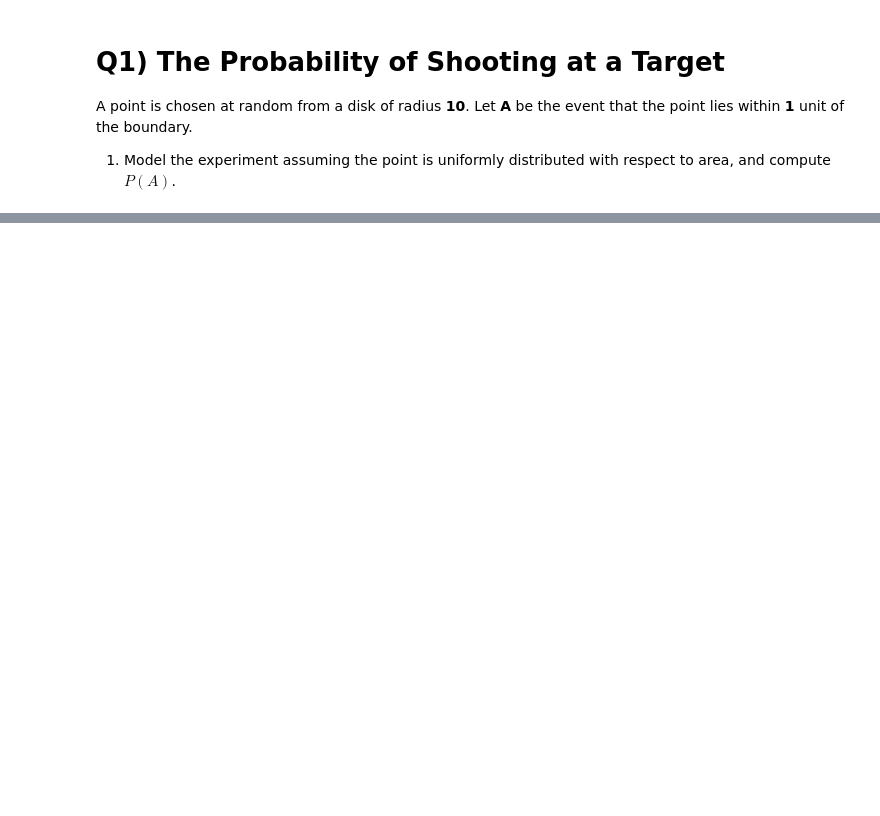
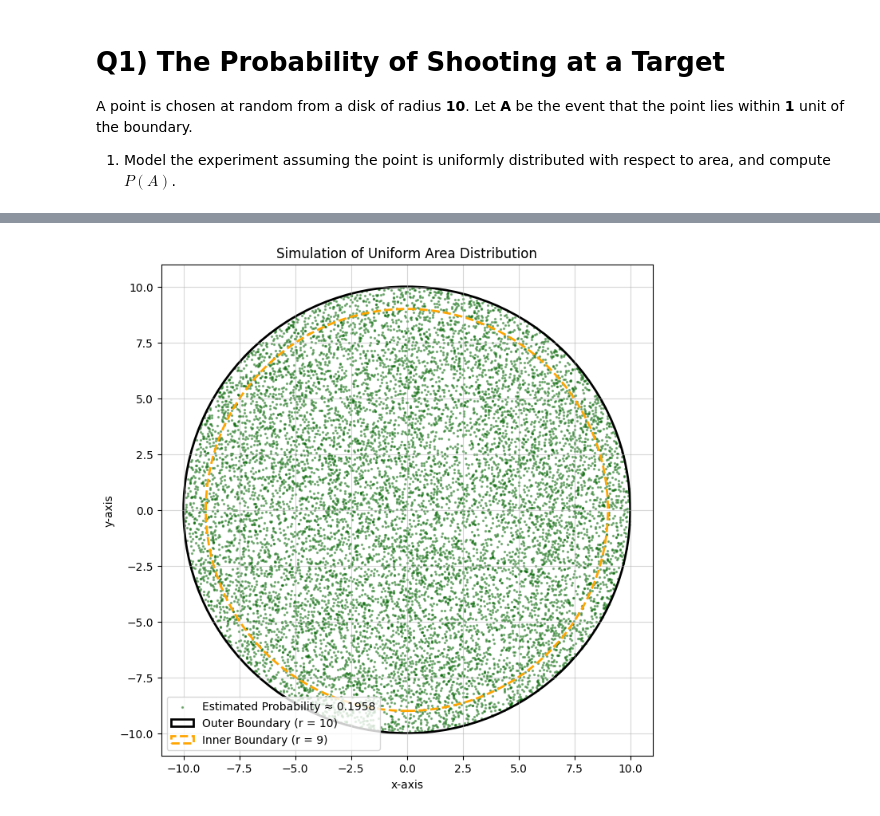
Before and after one commit to baanujan-18/Statistical-Learning-e20030, a Jupyter notebook: Assignment_01.ipynb, the cells around one changed output, grey strips where cells are left out. Saved outputs shown, nothing was run; the diff lists cells and outputs as text; code cells hidden in the pictures; blank space fills up the shorter version.

```diff
--- a/Assignment_01.ipynb
+++ b/Assignment_01.ipynb
@@ -51,0 +62,84 @@ Theoretical Probability P(A): 0.1900
+# %%
+import numpy as np
+import matplotlib.pyplot as plt
+
+def area_distribution_simulation(total_points=8000, R=10):
+
+    # Generate random angles
+    angles = np.random.uniform(0, 2*np.pi, total_points)
+
+    # Generate radius values for uniform area distribution
+    radial_distance = R * np.sqrt(np.random.rand(total_points))
+
+    # Convert polar coordinates into Cartesian coordinates
+    x_coord = radial_distance * np.cos(angles)
+    y_coord = radial_distance * np.sin(angles)
+
+    # Points lying within 1 unit from the boundary
+    boundary_region = radial_distance >= (R - 1)
+
+    # Estimated probability
+    estimated_probability = np.mean(boundary_region)
+
+    return x_coord, y_coord, estimated_probability
+
+
+# Simulation
+num_samples = 12000
+
+x_vals, y_vals, estimated_p = area_distribution_simulation(num_samples)
+
+# Plotting
+fig, ax = plt.subplots(figsize=(8,8))
+
+scatter_plot = ax.scatter(
+    x_vals,
+    y_vals,
+    s=2,
+    alpha=0.4,
+    color='darkgreen',
+    label=f"Estimated Probability ≈ {estimated_p:.4f}"
+)
+
+# Outer circle
+outer_circle = plt.Circle(
+    (0,0),
+    10,
+    edgecolor='black',
+    fill=False,
+    linewidth=2,
+    label='Outer Boundary (r = 10)'
+)
+
+# Inner circle
+inner_circle = plt.Circle(
+    (0,0),
+    9,
+    edgecolor='orange',
+    fill=False,
+    linestyle='--',
+    linewidth=2,
+    label='Inner Boundary (r = 9)'
+)
+
+ax.add_patch(outer_circle)
+ax.add_patch(inner_circle)
+
+ax.set_xlim(-11,11)
+ax.set_ylim(-11,11)
+
+ax.set_aspect('equal')
+
+plt.title("Simulation of Uniform Area Distribution")
+plt.xlabel("x-axis")
+plt.ylabel("y-axis")
+
+plt.grid(alpha=0.5)
+plt.legend(loc='lower left')
+
+plt.show()
+
+print(f"Theoretical Probability = 0.1900")
+print(f"Estimated Probability   = {estimated_p:.4f}")
+# %% [output]
+[figure, added]
```
Also changed, not shown: parts of 8 cells of this notebook.
